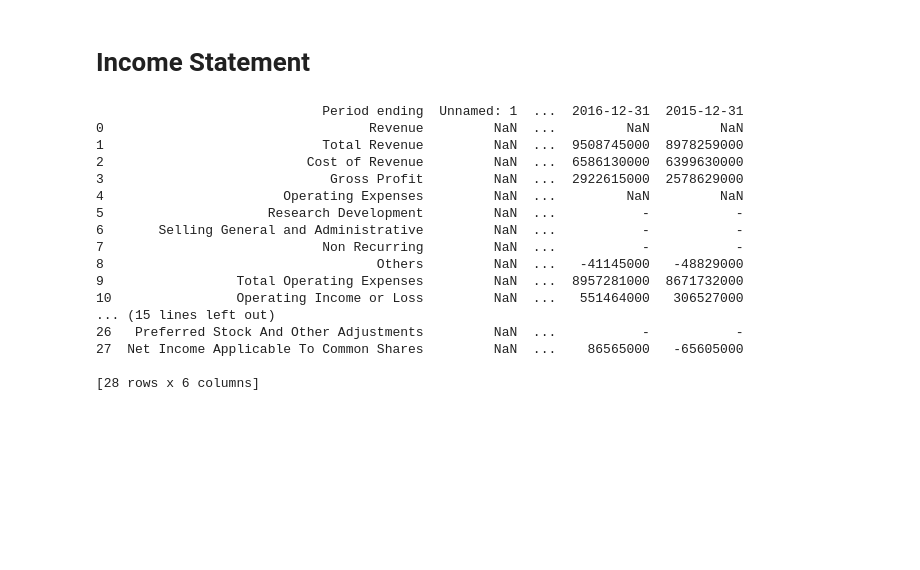
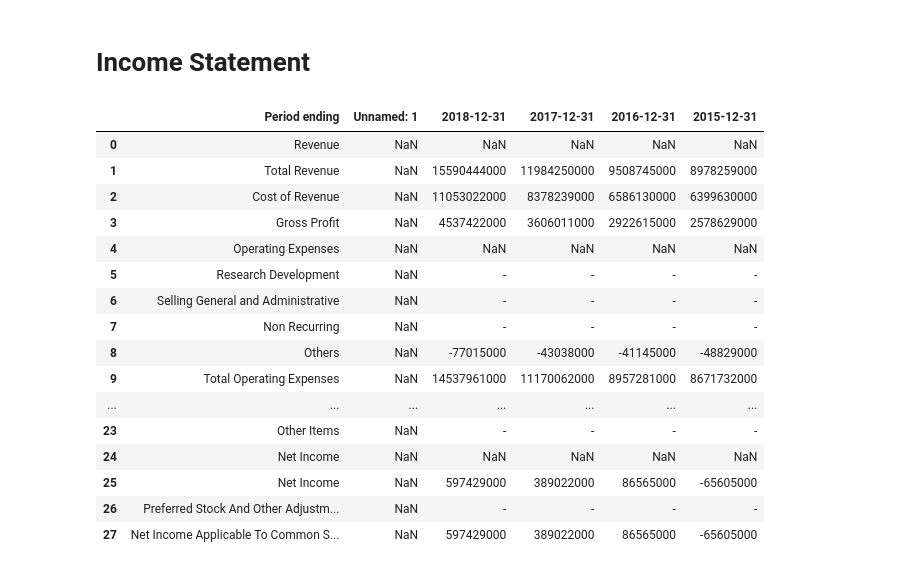
Before and after one commit to scsin/-stock_analysis, a Jupyter notebook: mglu.ipynb, the cells around one changed output. Cells and saved outputs as stored; diff of their text form; code cells hidden in the pictures; blank space fills up the shorter version.

```diff
--- a/mglu.ipynb
+++ b/mglu.ipynb
@@ -156,24 +137,28 @@ print(stock_csv_cf)
 # Income Statement
 # %%
 stock_is = yf.IncomeStatement(f'{stock}.SA')
-save_csv_is = stock_is.to_csv(f'{stock}_is.csv')
-stock_csv_is = pd.read_csv(f'{stock}_is.csv')
-print(stock_csv_is)
+
+def load_incomestatement_data():
+  save_csv_is = stock_is.to_csv(f'{stock}_is.csv')
+  stock_csv_is = pd.read_csv(f'{stock}_is.csv')
+  return stock_csv_is
+
+load_incomestatement_data()
 # %% [output]
-                             Period ending  Unnamed: 1  ...  2016-12-31  2015-12-31
-0                                  Revenue         NaN  ...         NaN         NaN
-1                            Total Revenue         NaN  ...  9508745000  8978259000
-2                          Cost of Revenue         NaN  ...  6586130000  6399630000
-3                             Gross Profit         NaN  ...  2922615000  2578629000
-4                       Operating Expenses         NaN  ...         NaN         NaN
-5                     Research Development         NaN  ...           -           -
-6       Selling General and Administrative         NaN  ...           -           -
-7                            Non Recurring         NaN  ...           -           -
-8                                   Others         NaN  ...   -41145000   -48829000
-9                 Total Operating Expenses         NaN  ...  8957281000  8671732000
-10                Operating Income or Loss         NaN  ...   551464000   306527000
-... (15 lines left out)
-26   Preferred Stock And Other Adjustments         NaN  ...           -           -
-27  Net Income Applicable To Common Shares         NaN  ...    86565000   -65605000
-
-[28 rows x 6 columns]
+|  | Period ending | Unnamed: 1 | 2018-12-31 | 2017-12-31 | 2016-12-31 | 2015-12-31 |
+| 0 | Revenue | NaN | NaN | NaN | NaN | NaN |
+| 1 | Total Revenue | NaN | 15590444000 | 11984250000 | 9508745000 | 8978259000 |
+| 2 | Cost of Revenue | NaN | 11053022000 | 8378239000 | 6586130000 | 6399630000 |
+| 3 | Gross Profit | NaN | 4537422000 | 3606011000 | 2922615000 | 2578629000 |
+| 4 | Operating Expenses | NaN | NaN | NaN | NaN | NaN |
+| 5 | Research Development | NaN | - | - | - | - |
+| 6 | Selling General and Administrative | NaN | - | - | - | - |
+| 7 | Non Recurring | NaN | - | - | - | - |
+| 8 | Others | NaN | -77015000 | -43038000 | -41145000 | -48829000 |
+| 9 | Total Operating Expenses | NaN | 14537961000 | 11170062000 | 8957281000 | 8671732000 |
+| ... | ... | ... | ... | ... | ... | ... |
+| 23 | Other Items | NaN | - | - | - | - |
+| 24 | Net Income | NaN | NaN | NaN | NaN | NaN |
+| 25 | Net Income | NaN | 597429000 | 389022000 | 86565000 | -65605000 |
+| 26 | Preferred Stock And Other Adjustm... | NaN | - | - | - | - |
+| 27 | Net Income Applicable To Common S... | NaN | 597429000 | 389022000 | 86565000 | -65605000 |
```
Also changed, not shown: parts of 8 cells of this notebook.
